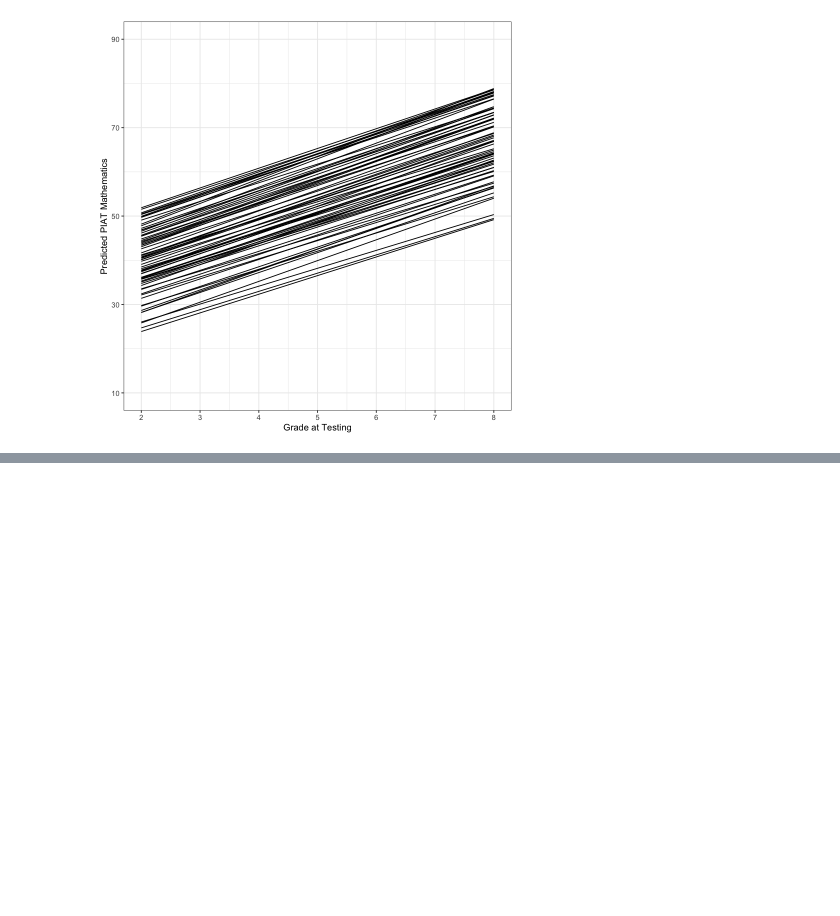
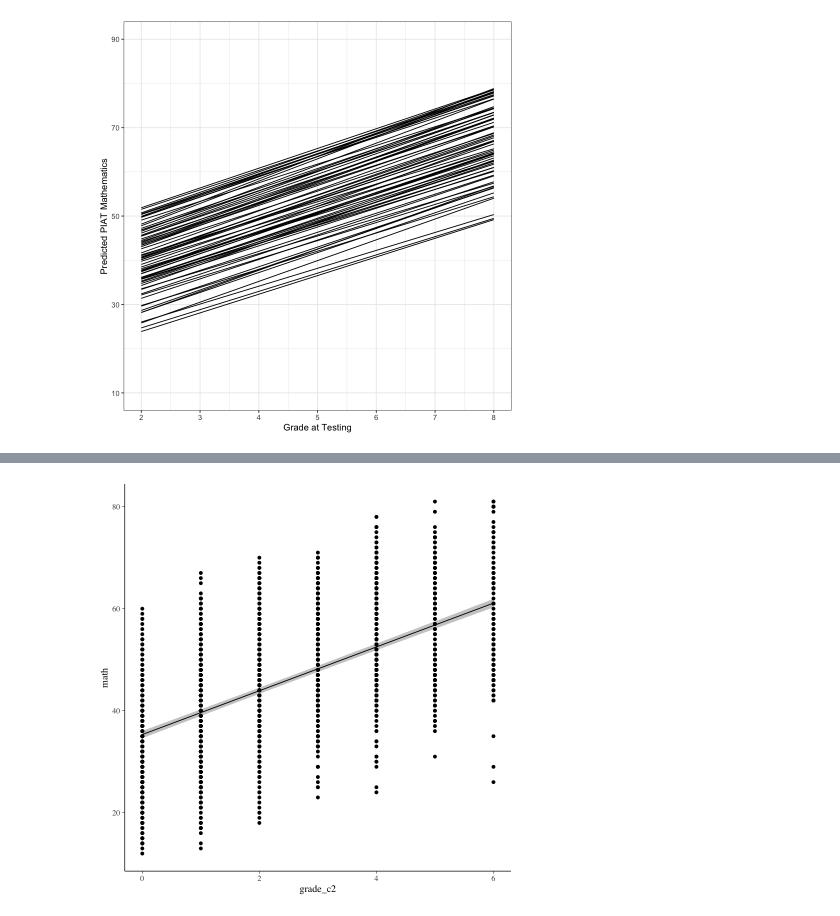
Before and after one commit to ccaudek/cfa_book_2023, a Jupyter notebook: 326_growth_1.ipynb, the cells around one changed output, grey strips where cells are left out. Cells and saved outputs as stored; diff of their text form; code cells hidden in the pictures; blank space fills up the shorter version.

```diff
--- a/326_growth_1.ipynb
+++ b/326_growth_1.ipynb
@@ -487,0 +559,2 @@ ggplot(
+# %%
+nlsy_math_long$grade_c2 <- nlsy_math_long$grade - 2
@@ -487,0 +565,7 @@ ggplot(
+# %%
+fit_lmer <- lmer(
+    math ~ 1 + grade_c2 + (1 | id),
+    data = nlsy_math_long,
+    REML = FALSE,
+    na.action = na.exclude
+)
@@ -487,0 +597,14 @@ ggplot(
+# %%
+gr <- emmeans::ref_grid(fit_lmer, cov.keep= c('grade_c2'))
+emm <- emmeans(gr, spec= c('grade_c2'), level= 0.95)
+# %%
+nlsy_math_long |>
+    ggplot(aes(x= grade_c2, y= math)) +
+        geom_ribbon(
+            data= data.frame(emm),
+            aes(ymin= lower.CL, ymax= upper.CL, y= NULL), fill= 'grey80'
+        ) +
+        geom_line(data= data.frame(emm), aes(y= emmean)) +
+        geom_point()
+# %% [output]
+[figure, added]
```
Also changed, not shown: parts of 42 cells of this notebook, 34 other files.
